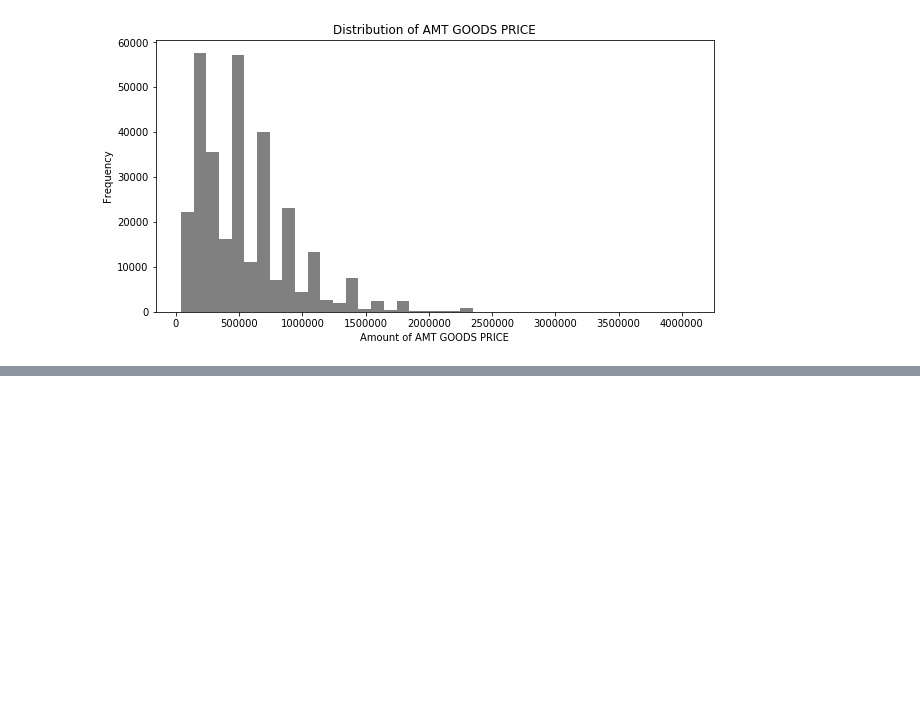
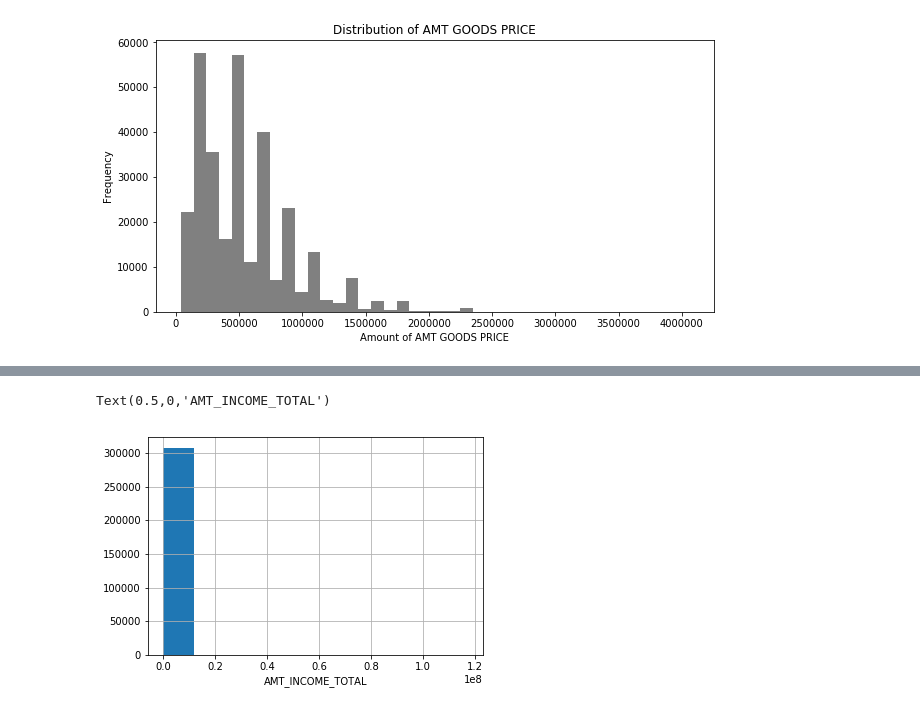
Before and after one commit to waynelin99/3rd-ML100Days-1, a Jupyter notebook: homework/Day_008_HW.ipynb, the cells around one changed output, grey strips where cells are left out. Saved outputs shown, nothing was run; the diff lists cells and outputs as text; code cells hidden in the pictures; blank space fills up the shorter version.

```diff
--- a/homework/Day_008_HW.ipynb
+++ b/homework/Day_008_HW.ipynb
@@ -89,0 +110,6 @@ Text(0,0.5,'Frequency')
+# %%
+app_train['AMT_INCOME_TOTAL'].hist()
+plt.xlabel('AMT_INCOME_TOTAL')
+# %% [output]
+Text(0.5,0,'AMT_INCOME_TOTAL')
+[figure, added]
```
Also changed, not shown: parts of 8 cells of this notebook.
